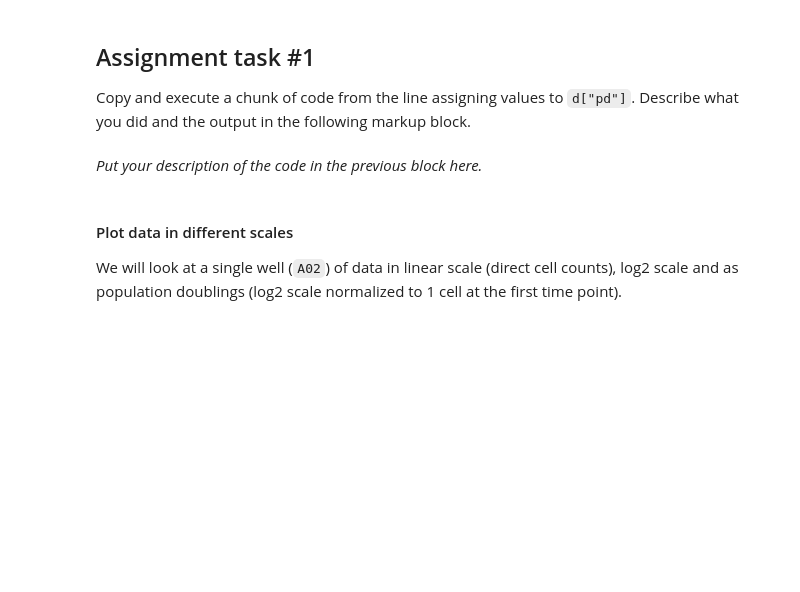
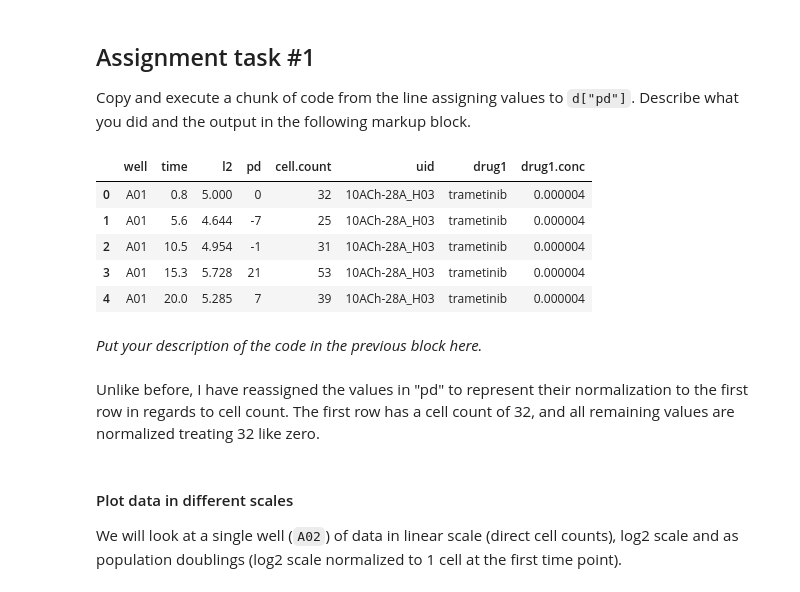
Before and after one commit to zlehmann01/GitHub-Classroom-Introductory-Assignment, a Jupyter notebook: PopGrowthLecture_assignment_ZJL.ipynb, the cells around one changed output. Cells and saved outputs as stored; diff of their text form; code cells hidden in the pictures; blank space fills up the shorter version.

```diff
--- a/PopGrowthLecture_assignment_ZJL.ipynb
+++ b/PopGrowthLecture_assignment_ZJL.ipynb
@@ -162,5 +163,19 @@ Copy and execute a chunk of code from the line assigning values to `d["pd"]`. De
+# %%
+# Add your code here
+#d.insert(3,"pd",np.empty_like(d["cell.count"]))
+d["pd"] = flatten_matrix([np.round(d[d["well"]==w]["cell.count"] - d[d["well"]==w]["cell.count"].to_list()[0],3) for w in d["well"].unique()])
+d.head()
+# %% [output]
+|  | well | time | l2 | pd | cell.count | uid | drug1 | drug1.conc |
+| 0 | A01 | 0.8 | 5.000 | 0 | 32 | 10ACh-28A_H03 | trametinib | 0.000004 |
+| 1 | A01 | 5.6 | 4.644 | -7 | 25 | 10ACh-28A_H03 | trametinib | 0.000004 |
+| 2 | A01 | 10.5 | 4.954 | -1 | 31 | 10ACh-28A_H03 | trametinib | 0.000004 |
+| 3 | A01 | 15.3 | 5.728 | 21 | 53 | 10ACh-28A_H03 | trametinib | 0.000004 |
+| 4 | A01 | 20.0 | 5.285 | 7 | 39 | 10ACh-28A_H03 | trametinib | 0.000004 |
 # %% [markdown]
 *Put your description of the code in the previous block here.*
+# %% [markdown]
+Unlike before, I have reassigned the values in "pd" to represent their normalization to the first row in regards to cell count. The first row has a cell count of 32, and all remaining values are normalized treating 32 like zero.
 # %% [markdown]
 #### Plot data in different scales
 We will look at a single well (`A02`) of data in linear scale (direct cell counts), log2 scale and as population doublings (log2 scale normalized to 1 cell at the first time point).
```
Also changed, not shown: parts of 27 cells of this notebook.
